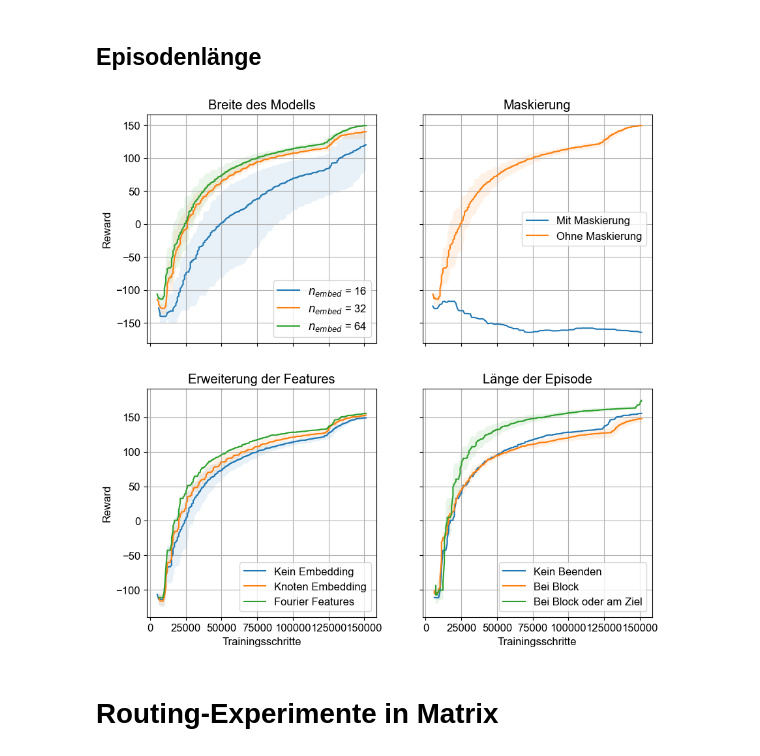
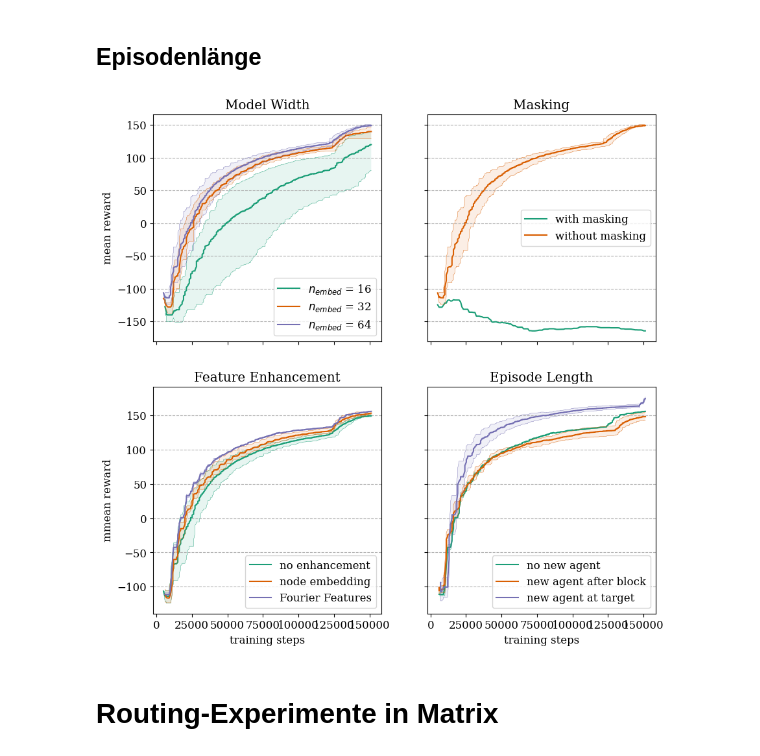
Before and after one commit to tobihoernchen/thesis, a Jupyter notebook: exploration/MiniMatrix/evaluation.ipynb, the cells around one changed output. Cells and saved outputs as stored; diff of their text form; code cells hidden in the pictures.

```diff
--- a/exploration/MiniMatrix/evaluation.ipynb
+++ b/exploration/MiniMatrix/evaluation.ipynb
@@ -9,6 +9,11 @@ import json
 plt.rcParams["font.family"] = "arial"
 plt.rc('font', size=12)
 cm = 1/2.54
+
+import matplotlib
+plt.rc('font', family='serif')
+from cycler import cycler
+plt.rcParams['axes.prop_cycle'] = cycler('color', plt.get_cmap('Dark2').colors)
 # %% [markdown]
 ## Simulation Kurvendurchfahrt
 # %%
@@ -118,12 +123,14 @@ def plot(dfs, labels, x_label, y_label, ax_ = None, reduce_ticks = False, no_leg
     else:
         ax = ax_
     for df, label in zip(dfs, labels):
-        ax.plot(df.index, df["value"], label=label)
+        master = ax.plot(df.index, df["value"], label=label, linewidth = 1.5)
         if "min" in df.columns:
-            ax.fill_between(df.index, df["min"], df["max"], alpha=.1, linewidth=0)
+            ax.plot(df.index, df["min"], linewidth = .3, c = master[0].get_c())
+            ax.plot(df.index, df["max"], linewidth = .3, c = master[0].get_c())
+            ax.fill_between(df.index, df["min"], df["max"], alpha=.1)
     if not no_legend:
         ax.legend(**legend_args)
-    ax.grid()
+    ax.yaxis.grid(True, linestyle = "--")
     ax.set_xlabel(x_label)
     ax.set_ylabel(y_label)
     if reduce_ticks:
@@ -226,26 +233,26 @@ results_target = mean_min_max(import_data(path, "09_episode_target", 'ray/tune/e
 # %%
 fig = plt.figure(figsize = (10,10))
 ax00 = fig.add_subplot(2,2,1)
-ax00.set_title("Breite des Modells")
-plot([results_16, results_32, results_64], ["$n_{embed}$ = 16", "$n_{embed}$ = 32", "$n_{embed}$ = 64"], "Trainingsschritte", "Reward", ax00)
+ax00.set_title("Model Width")
+plot([results_16, results_32, results_64], ["$n_{embed}$ = 16", "$n_{embed}$ = 32", "$n_{embed}$ = 64"], "training steps", "mean reward", ax00)
 ax00.set_xlabel(None)
 plt.tick_params("x", labelbottom = False)
 ax01 = fig.add_subplot(2,2,2, sharey=ax00)
-ax01.set_title("Maskierung")
-plot([results_with_am, results_without_am], ["Mit Maskierung", "Ohne Maskierung"], "Trainingsschritte", "Reward", ax01)
+ax01.set_title("Masking")
+plot([results_with_am, results_without_am], ["with masking", "without masking"], "training steps", "mean reward", ax01)
 ax01.set_ylabel(None)
 ax01.set_xlabel(None)
 plt.tick_params("x", labelbottom = False)
 plt.tick_params("y", labelleft = False)
 ax10 = fig.add_subplot(2,2,3, sharex=ax00)
-ax10.set_title("Erweiterung der Features")
-plot([results_without, results_embedding, results_fourier], ["Kein Embedding", "Knoten Embedding", "Fourier Features"], "Trainingsschritte", "Reward", ax10)
+ax10.set_title("Feature Enhancement")
+plot([results_without, results_embedding, results_fourier], ["no enhancement", "node embedding", "Fourier Features"], "training steps", "mmean reward", ax10)
 ax11 = fig.add_subplot(2,2,4, sharey=ax10, sharex=ax01)
-ax11.set_title("Länge der Episode")
-plot([results_never, results_block, results_target], ["Kein Beenden", "Bei Block", "Bei Block oder am Ziel"], "Trainingsschritte", "Reward", ax11)
+ax11.set_title("Episode Length")
+plot([results_never, results_block, results_target], ["no new agent", "new agent after block", "new agent at target"], "training steps", "mean reward", ax11)
 ax11.set_ylabel(None)
 plt.tick_params("y", labelleft = False)
 # %% [output]
-[figure, old version]
+[figure, new version]
 # %%
 fig.tight_layout()
```
Also changed, not shown: parts of 43 cells of this notebook, 23 other files.
